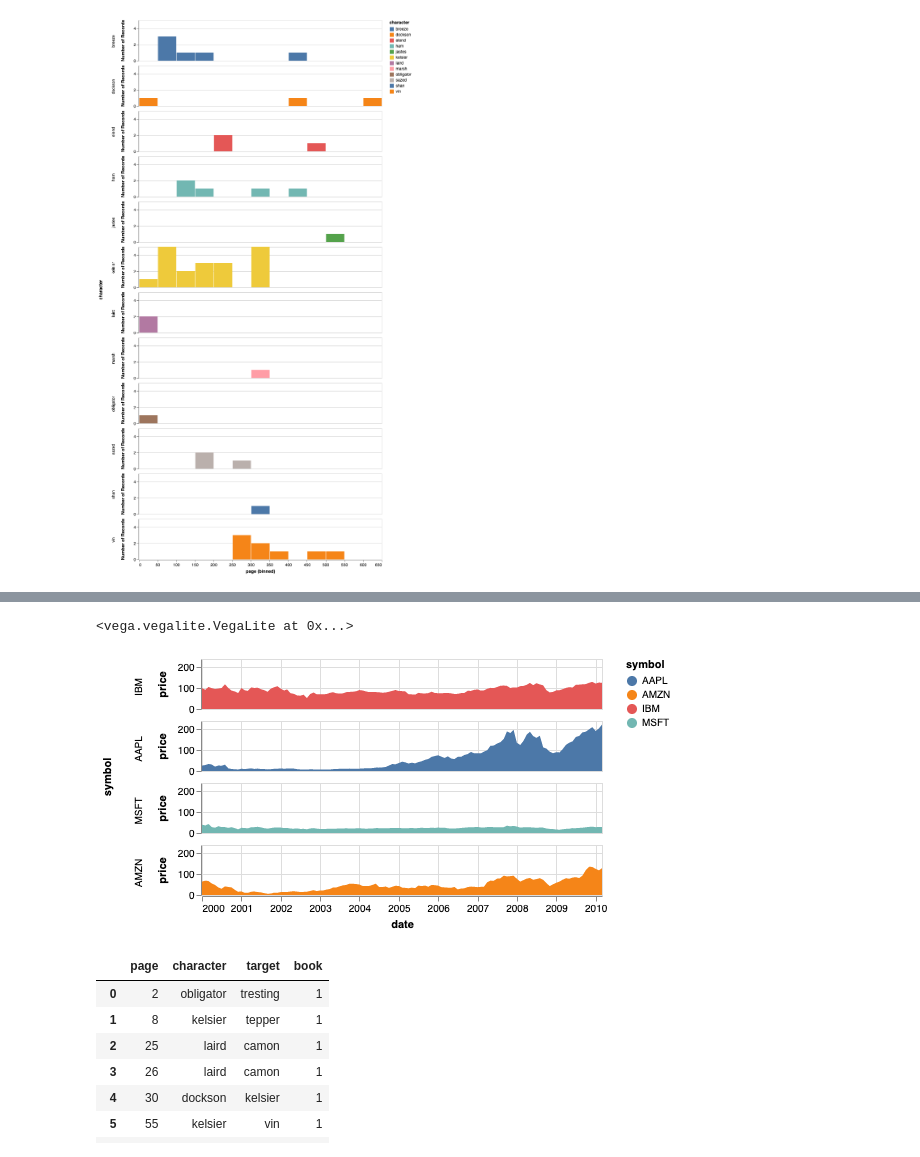
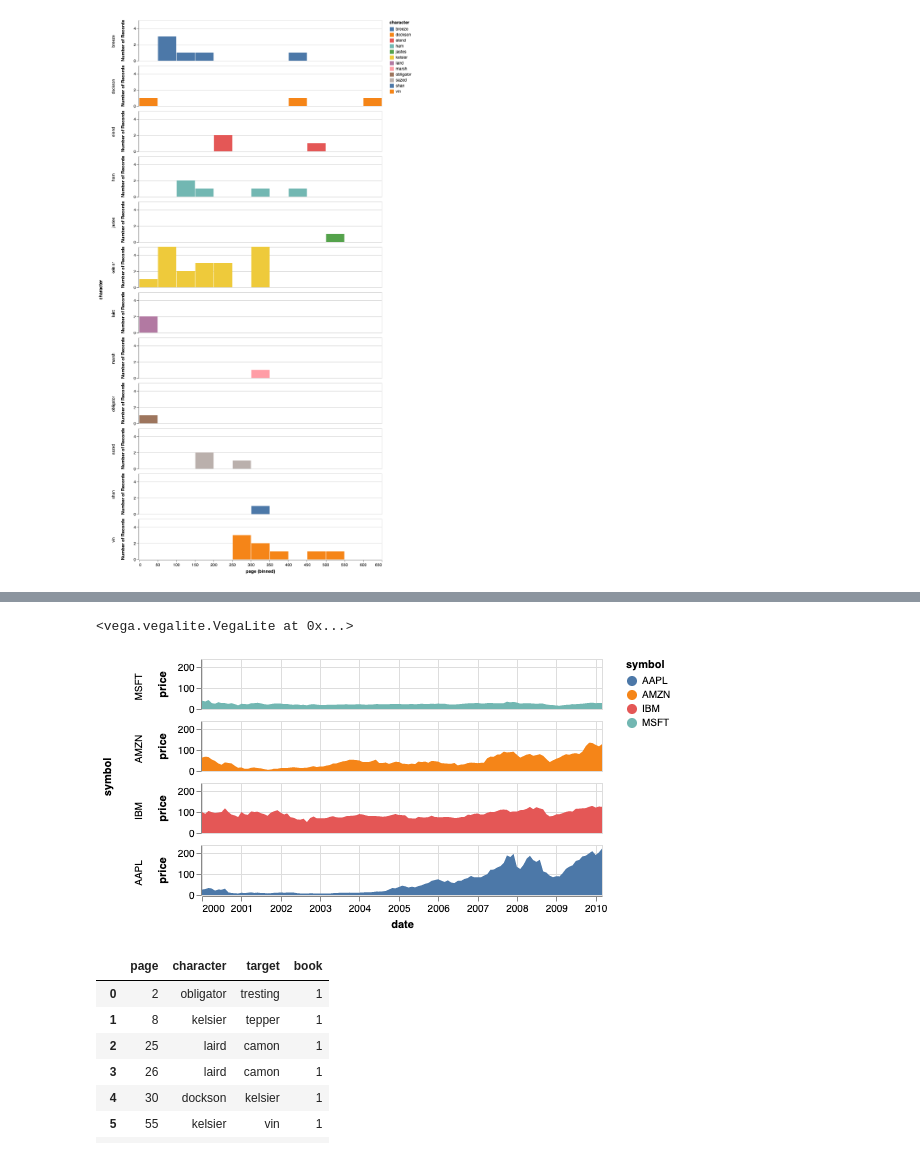
Before and after one commit to erinhwilson/mistborn, a Jupyter notebook: eyebrow_analysis.ipynb, the cells around one changed output, grey strips where cells are left out. Saved outputs shown, nothing was run; the diff lists cells and outputs as text; code cells hidden in the pictures.

```diff
--- a/eyebrow_analysis.ipynb
+++ b/eyebrow_analysis.ipynb
@@ -248,19 +401,19 @@ alt.Chart(fe).mark_area().encode(
 # %%
 from vega_datasets import data
 
 source = data.stocks()
 
 alt.Chart(source).transform_filter(
     alt.datum.symbol != 'GOOG'
 ).mark_area().encode(
     x='date:T',
     y='price:Q',
     color='symbol:N',
-    row=alt.Row('symbol:N', sort=['IBM', 'AAPL', 'MSFT', 'AMZN'])
+    row=alt.Row('symbol:N', sort=['MSFT', 'AMZN'])
 ).properties(height=50, width=400)
 # %% [output]
 <vega.vegalite.VegaLite at 0x...>
-[figure, old version]
+[figure, new version]
 # %%
 fe
 # %% [output]
```
Also changed, not shown: parts of 9 cells of this notebook.
